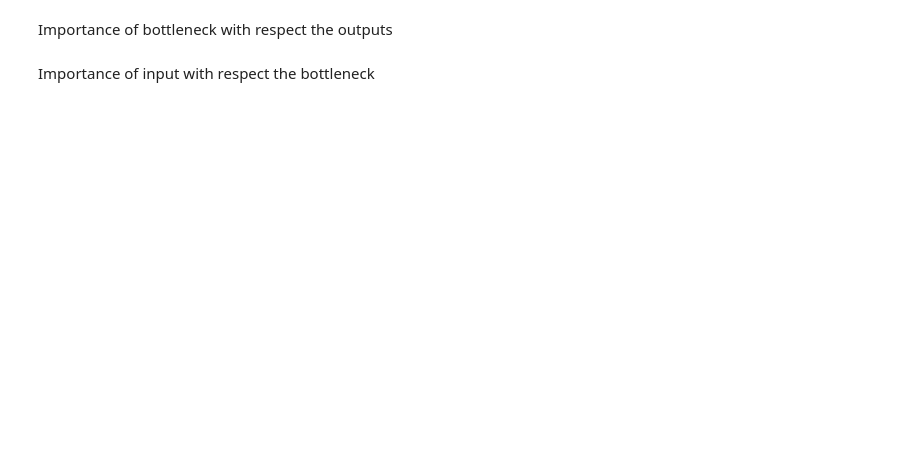
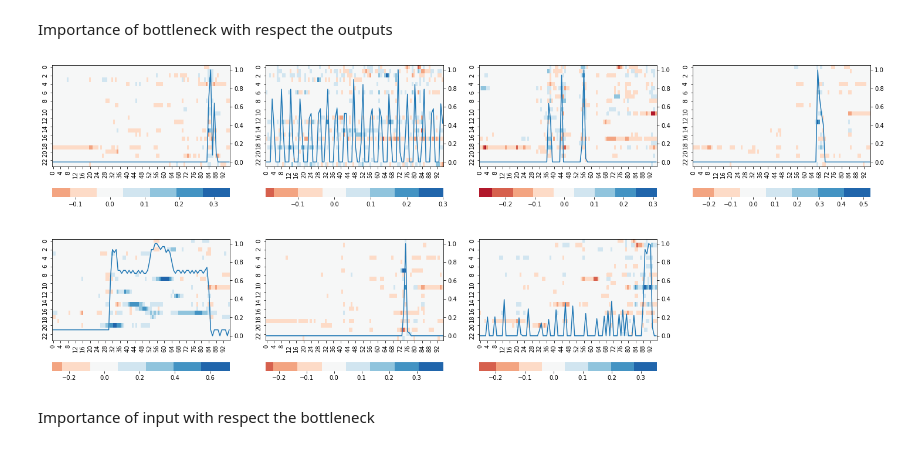
Before and after one commit to tonibofarull/TSAutoencoder, a Jupyter notebook: src/main.ipynb, the cells around one changed output. Drawn from its saved outputs; the diff is of its cells as text; code cells hidden in the pictures; blank space fills up the shorter version.

Commit message:
Baselines to compute bottleneck importance

```diff
--- a/src/main.ipynb
+++ b/src/main.ipynb
@@ -195,16 +202,18 @@ for i, x in enumerate(selected):
 # %% [markdown]
 Importance of bottleneck with respect the outputs
 # %%
-fig, axs = plt.subplots(nrows=2, ncols=4, figsize=(25,10))
+fig2, axs = plt.subplots(nrows=2, ncols=4, figsize=(25,10))
 axs[1,3].set_axis_off()
 for i, x in enumerate(selected):
-    attrs = np.array([shapley_sampling_bottleneck_output(X_test[x,0], model, j, baselines, n_batches=1) for j in range(model.bottleneck_nn)])
+    attrs = np.array([shapley_sampling_bottleneck_output(X_test[x,0], model, j, baselines, n_batches=10) for j in range(model.bottleneck_nn)])
     ax = sns.heatmap(attrs, ax=axs.flat[i], cmap=diverging_colors, center=0, cbar_kws={"orientation": "horizontal"})
 
     ax = axs.flat[i].twinx()
     sns.lineplot(x=range(96), y=X_test[x,0], ax=ax)
     line = ax.lines[0]
     line.set_xdata(line.get_xdata()+0.5)
+# %% [output]
+[figure, added]
 # %% [markdown]
 Importance of input with respect the bottleneck
 # %%
```
Also changed, not shown: parts of 8 cells of this notebook, 1 other file.
